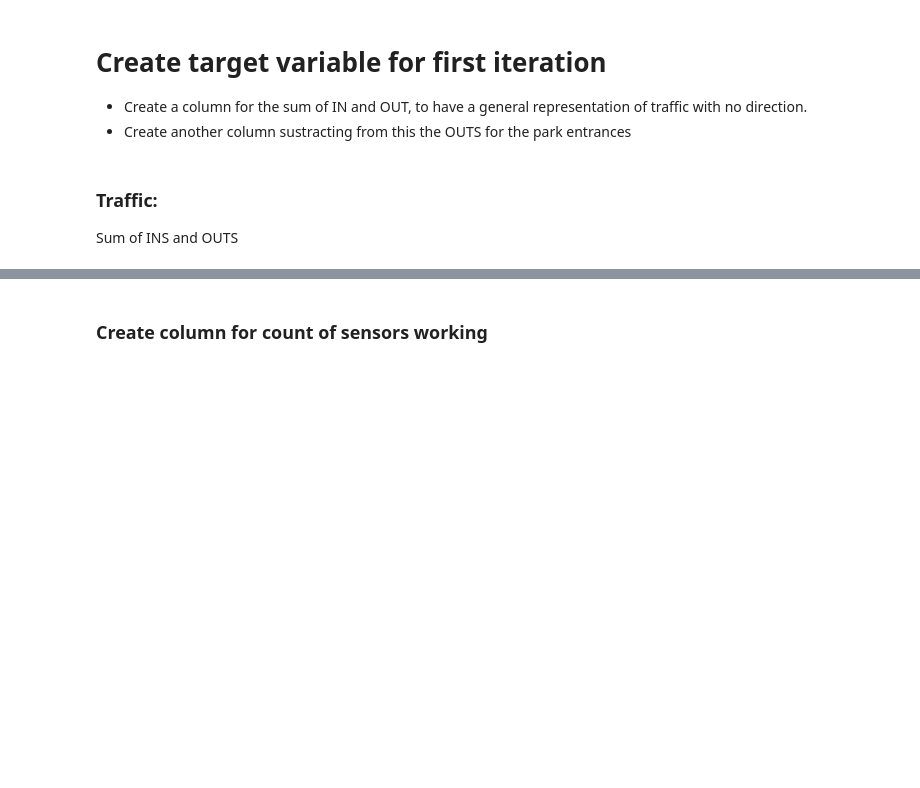
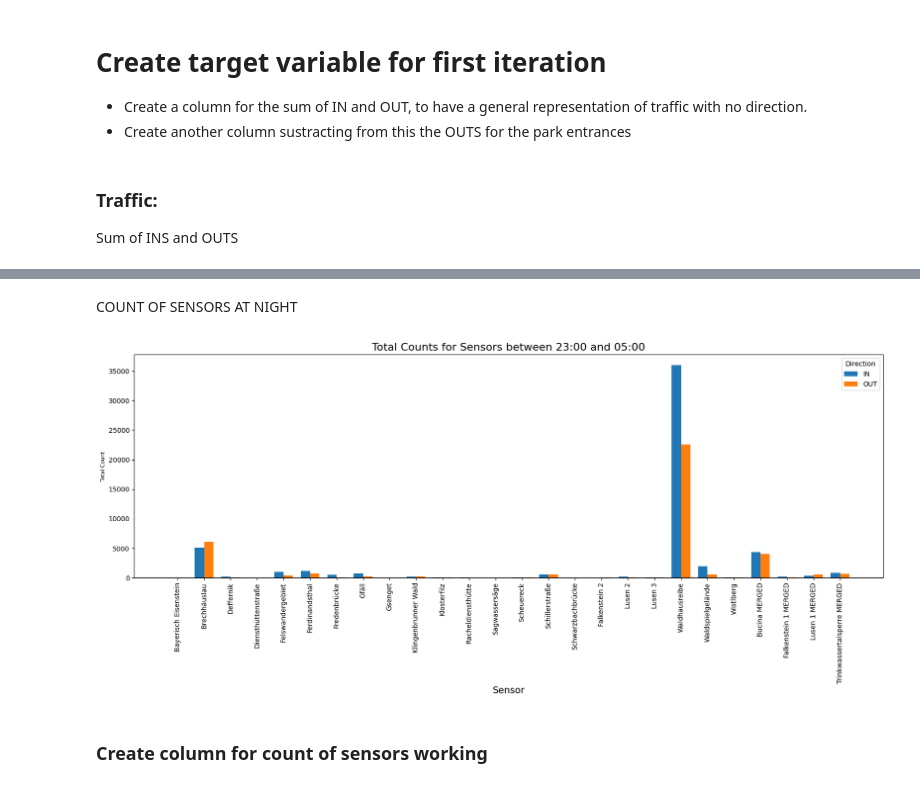
Before and after one commit to m-mango/bavarian-forest-visitor-monitoring-dssgx-24, a Jupyter notebook: cleaning-manual-visitor-count-data.ipynb, the cells around one changed output, grey strips where cells are left out. Saved outputs shown, nothing was run; the diff lists cells and outputs as text; code cells hidden in the pictures; blank space fills up the shorter version.

```diff
--- a/cleaning-manual-visitor-count-data.ipynb
+++ b/cleaning-manual-visitor-count-data.ipynb
@@ -597,0 +603,13 @@ df_2023['target'] = df_2023[traffic_columns].sum(axis=1)
+# %%
+# Step 1: Identify "IN" and "OUT" columns
+in_columns = [col for col in df_merged.columns if "IN" in col]
+out_columns = [col for col in df_merged.columns if "OUT" in col]
+
+# Step 2: Calculate the difference between the sums of "IN" and "OUT" columns
+df_merged['diff'] = df_merged[in_columns].sum(axis=1) - df_merged[out_columns].sum(axis=1)
+
+# Step 3: Initialize the new column
+df_merged['occupancy'] = df_merged['diff'].cumsum().shift().fillna(0)
+
+# Drop the temporary 'diff' column if you don't need it
+#df_merged.drop(columns=['diff'], inplace=True)
@@ -598,3 +725,65 @@ df_2023['target'] = df_2023[traffic_columns].sum(axis=1)
+# %% [markdown]
+COUNT OF SENSORS AT NIGHT
+# %%
+times = df_merged.index.time
+# Define time ranges
+start_time = pd.to_datetime('23:00:00').time()
+end_time = pd.to_datetime('05:00:00').time()
+
+# Filter rows where time is between 23:00:00 and 05:00:00
+mask = (times >= start_time) | (times <= end_time)
+df_filtered = df_merged[mask]
+
+# Create a DataFrame for 'IN' sensors
+in_sums = df_filtered.filter(like='IN').sum().reset_index()
+in_sums.columns = ['Sensor', 'Total_Count']
+in_sums['Sensor'] = in_sums['Sensor'].str.replace(' IN', '')
+in_sums['Direction'] = 'IN'
+
+# Create a DataFrame for 'OUT' sensors
+out_sums = df_filtered.filter(like='OUT').sum().reset_index()
+out_sums.columns = ['Sensor', 'Total_Count']
+out_sums['Sensor'] = out_sums['Sensor'].str.replace(' OUT', '')
+out_sums['Direction'] = 'OUT'
+
+# Combine the 'IN' and 'OUT' DataFrames
+result_df = pd.concat([in_sums, out_sums])
+
+# Reset the index to have a clean DataFrame
+result_df.set_index(['Sensor', 'Direction'], inplace=True)
+
+# Reset the index to get 'Sensor' and 'Direction' as columns for easier plotting
+df_plot = result_df.reset_index()
+
+# Get unique sensor names and directions
+sensors = df_plot['Sensor'].unique()
+directions = df_plot['Direction'].unique()
+
+# Set up the positions and width for the bars
+x = np.arange(len(sensors))
+width = 0.35  # Width of the bars
+
+# Split the data for IN and OUT
+in_counts = df_plot[df_plot['Direction'] == 'IN']['Total_Count']
+out_counts = df_plot[df_plot['Direction'] == 'OUT']['Total_Count']
+
+# Plotting
+plt.figure(figsize=(20, 6))
+plt.bar(x - width/2, in_counts, width, label='IN')
+plt.bar(x + width/2, out_counts, width, label='OUT')
+
+# Adding titles and labels
+plt.title('Total Counts for Sensors between 23:00 and 05:00', fontsize=16)
+plt.xlabel('Sensor', fontsize=14)
+plt.ylabel('Total Count', fontsize=8)
+plt.xticks(x, sensors, rotation=90, fontsize=10)  # Set x-ticks with sensor names and rotate for better readability
+plt.legend(title='Direction')
+
+# Show plot
+#plt.tight_layout()
+plt.show()
+# %% [output]
+[figure, added]
 # %% [markdown]
 ### Create column for count of sensors working
 # %%
```
Also changed, not shown: parts of 17 cells of this notebook.
